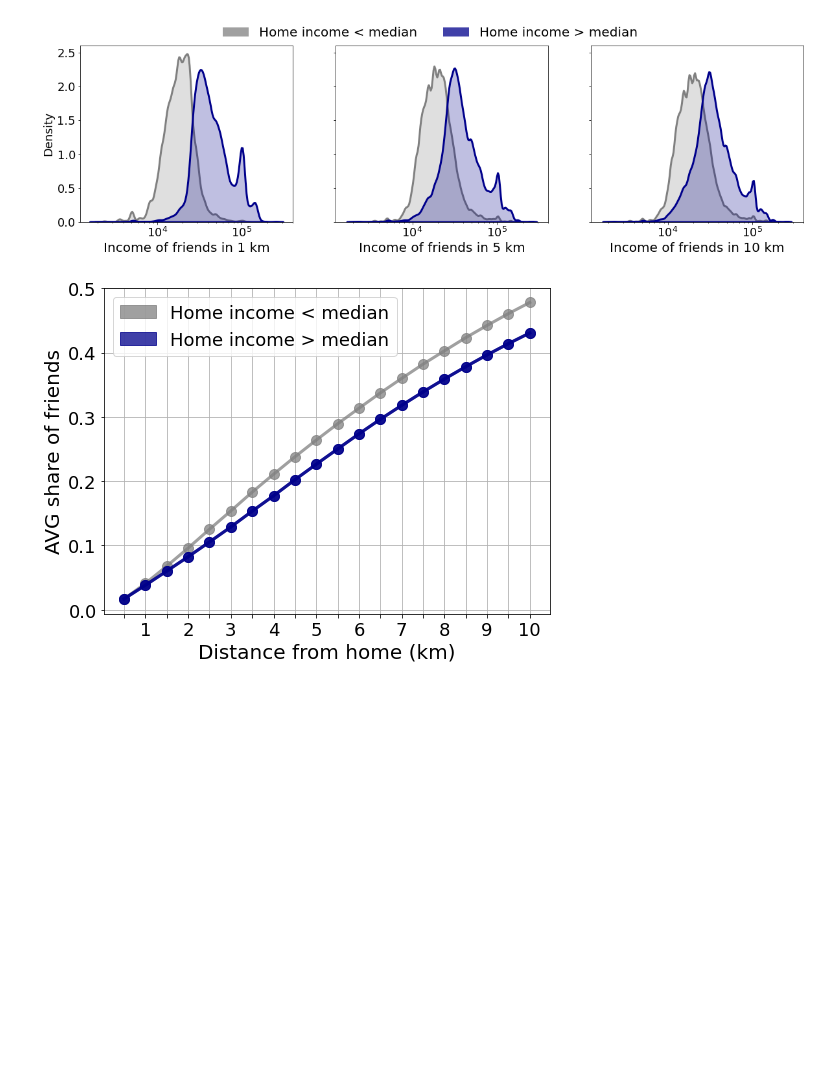
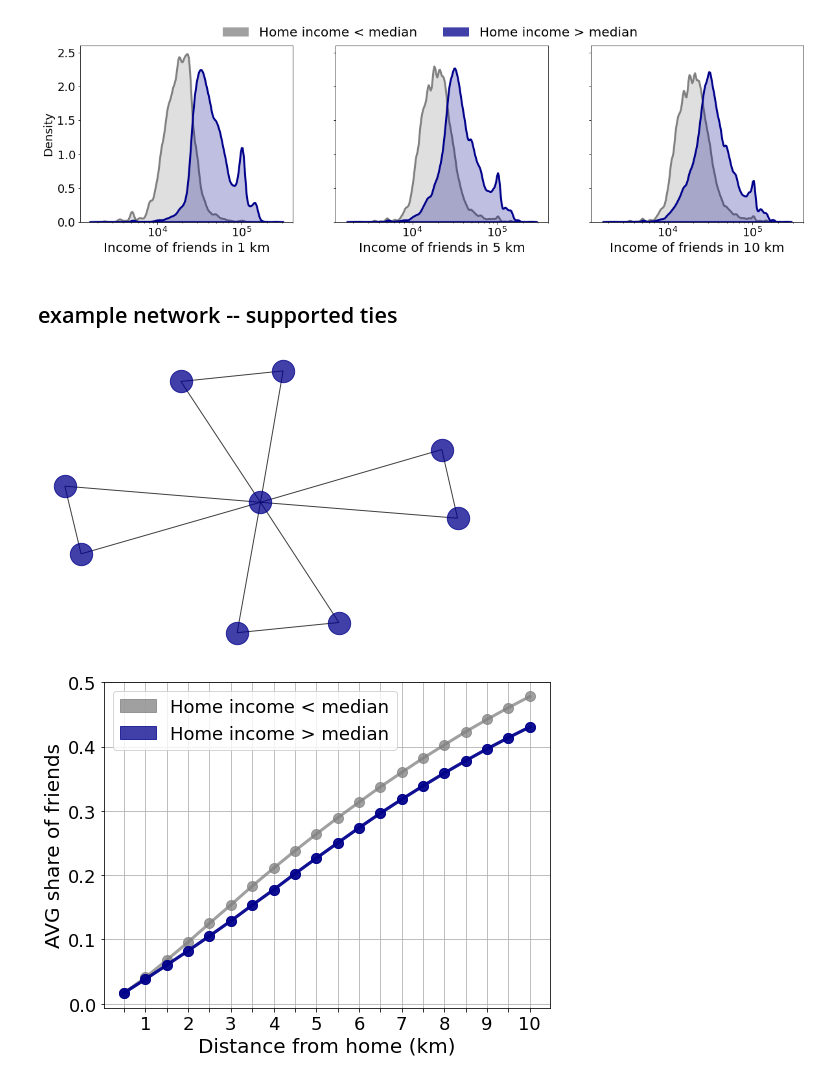
Before and after one commit to sandorjuhasz/ties-around-home, a Jupyter notebook: scripts/visuals.ipynb, the cells around one changed output. Drawn from its saved outputs; the diff is of its cells as text; code cells hidden in the pictures; blank space fills up the shorter version.

Commit message:
example network

```diff
--- a/scripts/visuals.ipynb
+++ b/scripts/visuals.ipynb
@@ -840,6 +840,18 @@ plt.figlegend(custom_lines, labels, loc='upper center',
 plt.show()
 # %% [output]
 [figure]
+# %% [markdown]
+## example network -- supported ties
+# %%
+# example network construction
+graph = nx.Graph()
+graph.add_edges_from([("A", "B"), ("A", "C"), ("B", "C"), ("A", "D"), ("A", "F"), ("D", "F"), ("A", "G"), ("A", "H"), ("G", "H"), ("A", "I"), ("A", "J"), ("I", "J")])
+# %%
+# draw the network
+nx.draw(graph, node_color="darkblue", node_size=500, alpha=0.75)
+#plt.savefig('../fig/example_network.png',density=300,bbox_inches='tight')
+# %% [output]
+[figure, added]
 # %%
 # plot 2
 fig,ax = plt.subplots(1,1,figsize=(8,6), sharey=True)
```
